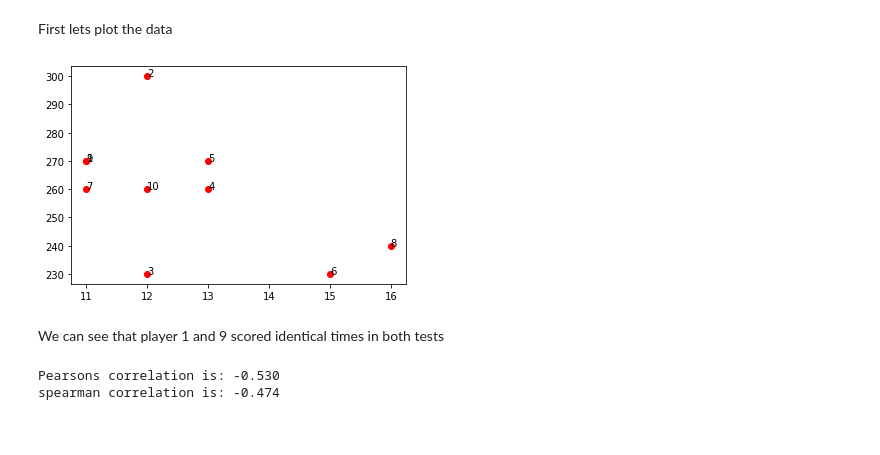
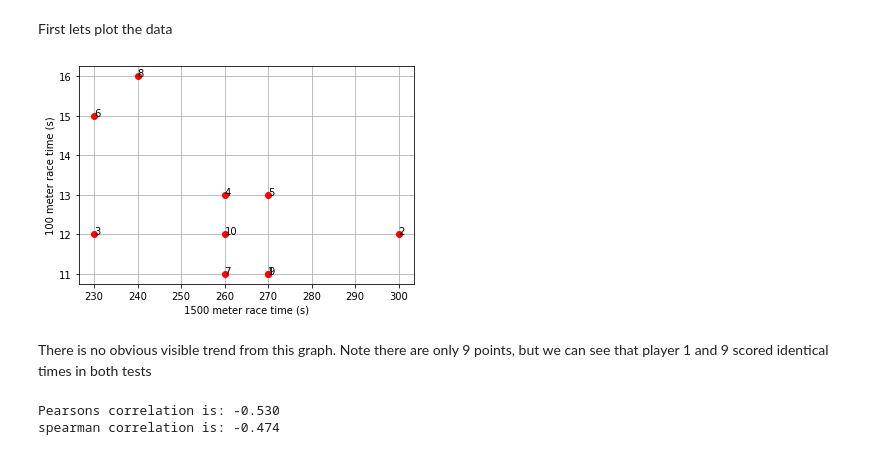
Before and after one commit to Clarke-Jools-36/DataAnalysis22, a Jupyter notebook: CA1.ipynb, the cells around one changed output. Drawn from its saved outputs; the diff is of its cells as text; code cells hidden in the pictures.

```diff
--- a/CA1.ipynb
+++ b/CA1.ipynb
@@ -162,16 +162,18 @@ First lets plot the data
 # %%
 player_id = np.array([1,2,3,4,5,6,7,8,9,10])
 m100 = np.array([ 11, 12, 12, 13, 13, 15, 11, 16, 11, 12]) #time in seconds to run the 100m race
 m1500 = np.array([270, 300, 230, 260, 270, 230, 260, 240, 270, 260]) #time in seconds to run the 1500m race
 
-plt.plot(m100, m1500, "or")
-
+plt.plot(m1500,m100, "or")
+plt.ylabel("100 meter race time (s)")
+plt.xlabel("1500 meter race time (s)")
+plt.grid()
 for i, _id in enumerate(player_id): #plot the player id at each point
-    plt.annotate(_id, (m100[i], m1500[i]))
+    plt.annotate(_id, (m1500[i],m100[i]))
 # %% [output]
-[figure, old version]
+[figure, new version]
 # %% [markdown]
-We can see that player 1 and 9 scored identical times in both tests
+There is no obvious visible trend from this graph. Note there are only 9 points, but we can see that player 1 and 9 scored identical times in both tests
 # %%
 from scipy.stats import pearsonr, spearmanr
 
```
Also changed, not shown: parts of 2 cells of this notebook.
